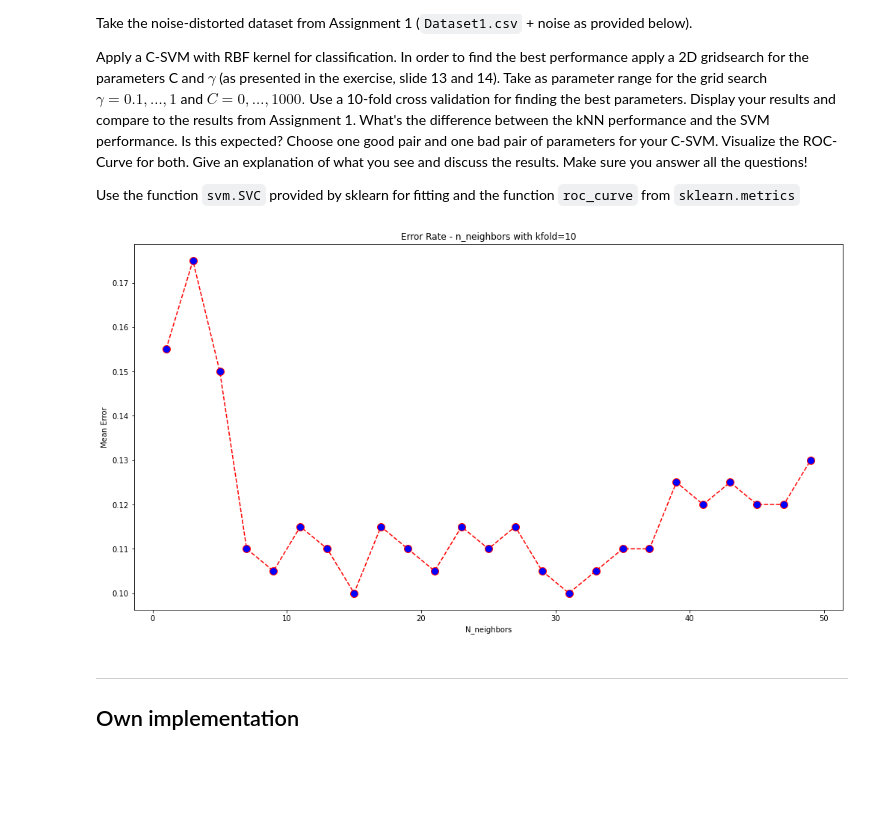
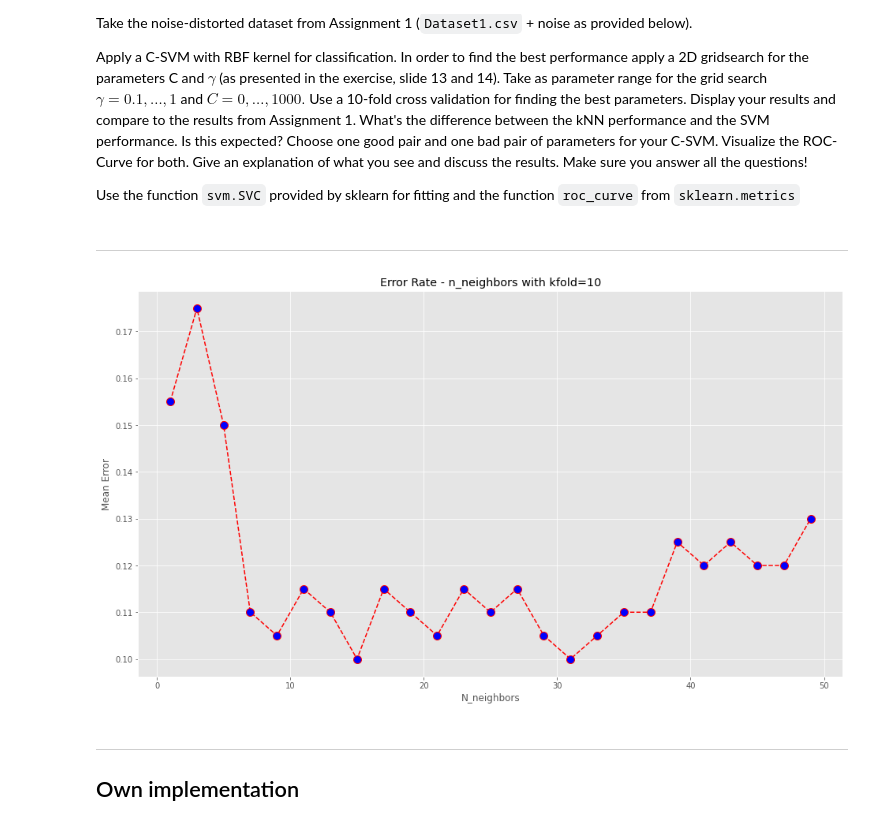
Before and after one commit to Steve2608/machine-learning-supervised-techniques, a Jupyter notebook: UE3/A03_01555842_Brandl_Stefan.ipynb, the cells around one changed output. Saved outputs shown, nothing was run; the diff lists cells and outputs as text; code cells hidden in the pictures; blank space fills up the shorter version.

```diff
--- a/UE3/A03_01555842_Brandl_Stefan.ipynb
+++ b/UE3/A03_01555842_Brandl_Stefan.ipynb
@@ -144,6 +144,7 @@ Use the function `svm.SVC` provided by sklearn for fitting and the function `roc
 import sklearn
 import numpy as np
 import matplotlib.pyplot as plt
+plt.style.use('ggplot')
 # %%
 # read data, split into X(features) and y(labels)
 Z = np.genfromtxt('DataSet1.csv', delimiter=',')
@@ -153,41 +154,40 @@ X, y = Z[:, :-1], Z[:, -1]
 np.random.seed(seed=1234)
 r = np.random.rand(X.shape[0], 4)
 X_new = np.hstack((X, r))
+# %% [markdown]
+---
 # %%
 # method for evaluating kNN classifier
 from sklearn.model_selection import KFold
-from sklearn import neighbors
+from sklearn.neighbors import KNeighborsClassifier as KNN
 
 
-def evaluate_kNN(X, y, kfold, n_neighbors):
+def evaluate_kNN(X: np.ndarray, y: np.ndarray, k: int, n_neighbors: int) -> float:
     error = []
-    for train, test in KFold(kfold).split(X, y):
-        classifier = neighbors.KNeighborsClassifier(n_neighbors)
-        classifier.fit(X[train], y[train])
-        y_pred = classifier.predict(X[test])
-        error.append(np.mean(y_pred != y[test]))
+    for train, test in KFold(k).split(X, y):
+        knn = KNN(n_neighbors).fit(X[train], y[train])
+        error.append(np.mean(knn.predict(X[test]) != y[test]))
     return np.mean(error)
 # %%
 # kNN as function of neighbors
-error_n = []
-for n_neighbors in range(1, 51, 2):
-    error_n.append(evaluate_kNN(X_new, y, 10, n_neighbors))
+error_n = [evaluate_kNN(X_new, y, 10, n) for n in range(1, 50, 2)]
 
-plt.figure(figsize=(17, 9))
+plt.figure(figsize=(16, 9))
 plt.plot(
-    range(1, 51, 2),
+    range(1, 50, 2),
     error_n,
     color='red',
     linestyle='dashed',
     marker='o',
     markerfacecolor='blue',
-    markersize=10)
+    markersize=10
+)
 plt.title('Error Rate - n_neighbors with kfold=10')
 plt.xlabel('N_neighbors')
 plt.ylabel('Mean Error')
 plt.show()
 # %% [output]
-[figure, old version]
+[figure, new version]
 # %% [markdown]
 ---
 
```
Also changed, not shown: parts of 4 cells of this notebook, 1 other file.
